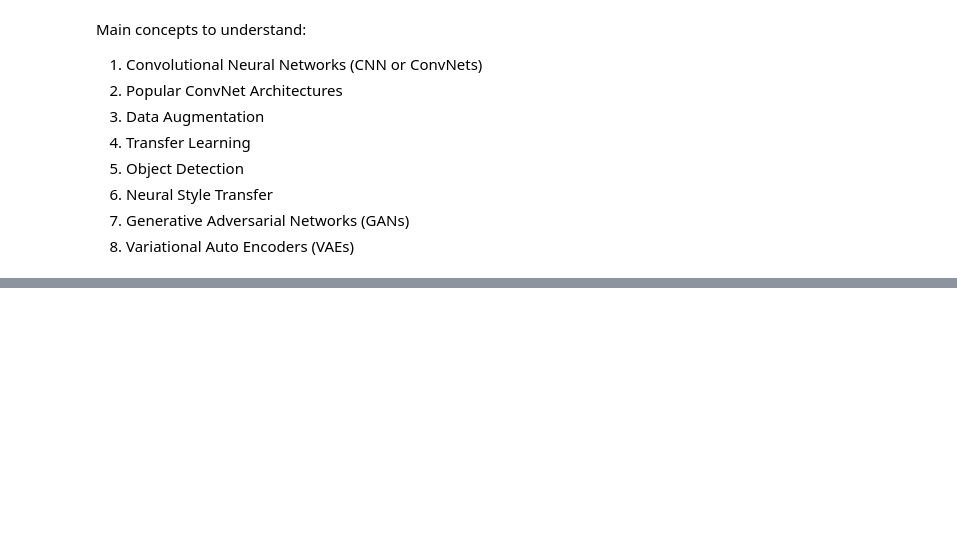
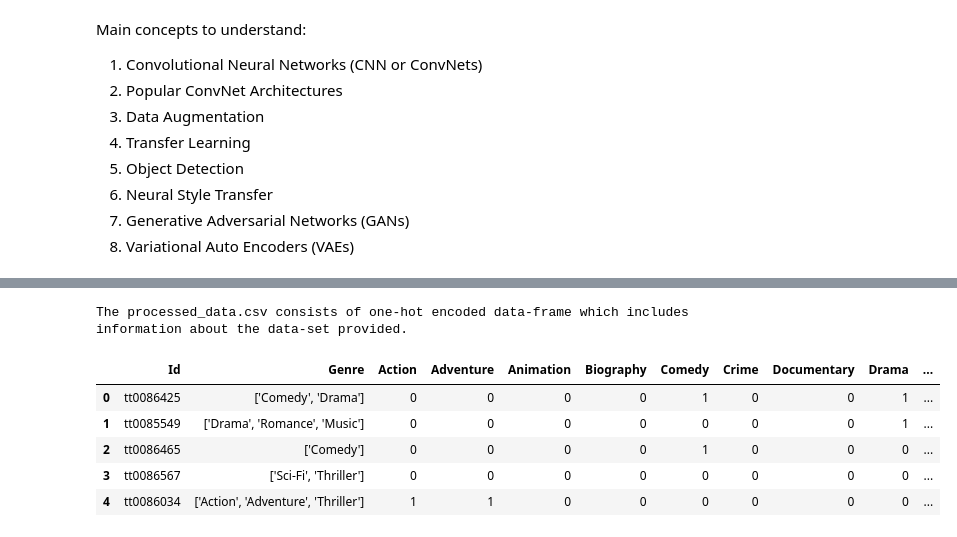
Before and after one commit to adib0073/MUST_ACADEMY-Computer_Vision, a Jupyter notebook: Notebooks/Hour 4 – Exploring the world of Deep Learning.ipynb, the cells around one changed output, grey strips where cells are left out. Saved outputs shown, nothing was run; the diff lists cells and outputs as text; code cells hidden in the pictures; blank space fills up the shorter version.

```diff
--- a/Notebooks/Hour 4 – Exploring the world of Deep Learning.ipynb
+++ b/Notebooks/Hour 4 – Exploring the world of Deep Learning.ipynb
@@ -63,0 +123,16 @@ Main concepts to understand:
+# %%
+path = ''
+pd.set_option('display.max_columns', None)
+pd.set_option('display.max_rows', None)
+
+print('The processed_data.csv consists of one-hot encoded data-frame which includes information about the data-set provided.')
+data = pd.read_csv(path + 'processed_data.csv')    # reading the csv file
+data.head()
+# %% [output]
+The processed_data.csv consists of one-hot encoded data-frame which includes information about the data-set provided.
+|  | Id | Genre | Action | Adventure | Animation | Biography | Comedy | Crime | Documentary | Drama | ... |
+| 0 | tt0086425 | ['Comedy', 'Drama'] | 0 | 0 | 0 | 0 | 1 | 0 | 0 | 1 | ... |
+| 1 | tt0085549 | ['Drama', 'Romance', 'Music'] | 0 | 0 | 0 | 0 | 0 | 0 | 0 | 1 | ... |
+| 2 | tt0086465 | ['Comedy'] | 0 | 0 | 0 | 0 | 1 | 0 | 0 | 0 | ... |
+| 3 | tt0086567 | ['Sci-Fi', 'Thriller'] | 0 | 0 | 0 | 0 | 0 | 0 | 0 | 0 | ... |
+| 4 | tt0086034 | ['Action', 'Adventure', 'Thriller'] | 1 | 1 | 0 | 0 | 0 | 0 | 0 | 0 | ... |
```
Also changed, not shown: parts of 12 cells of this notebook.
